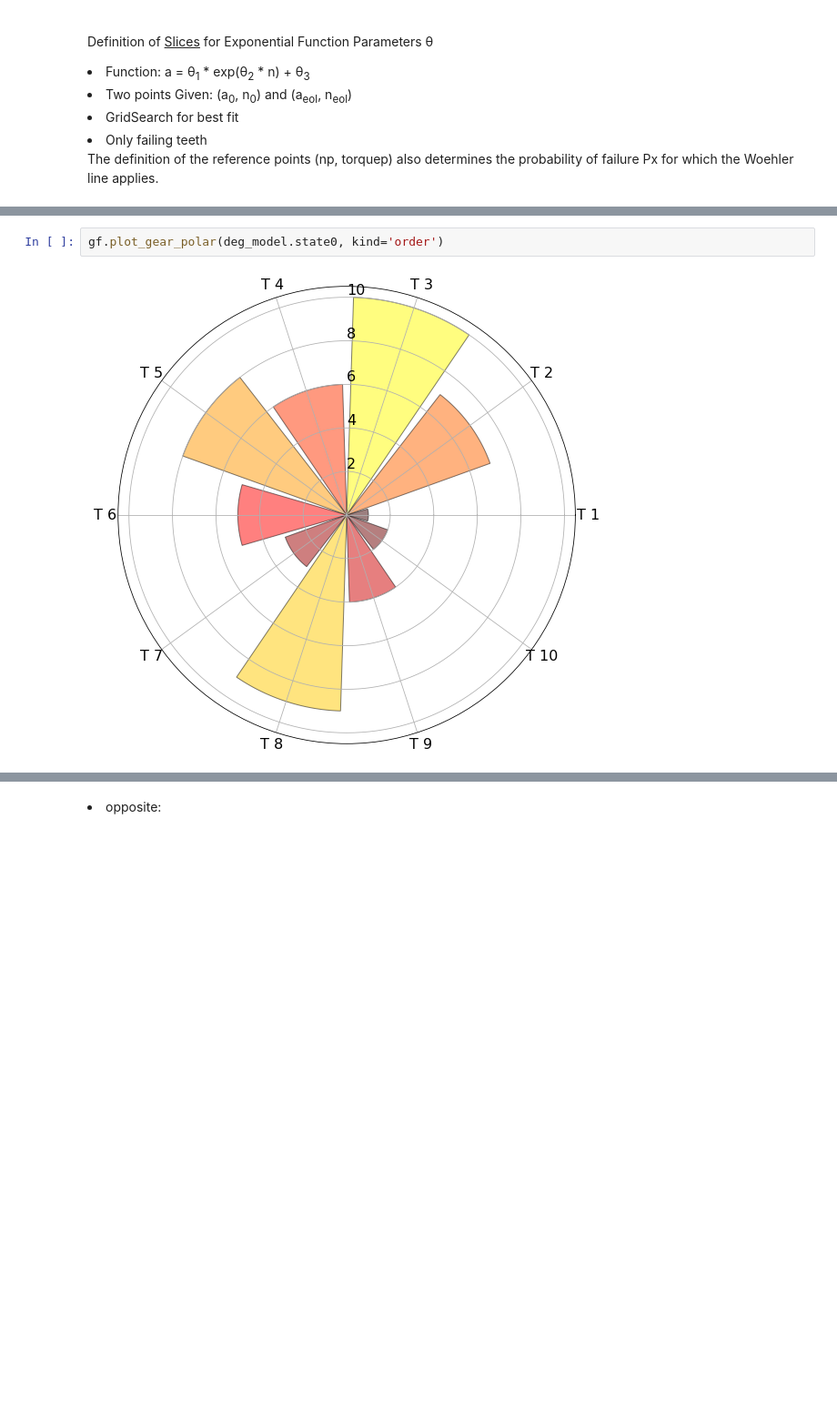
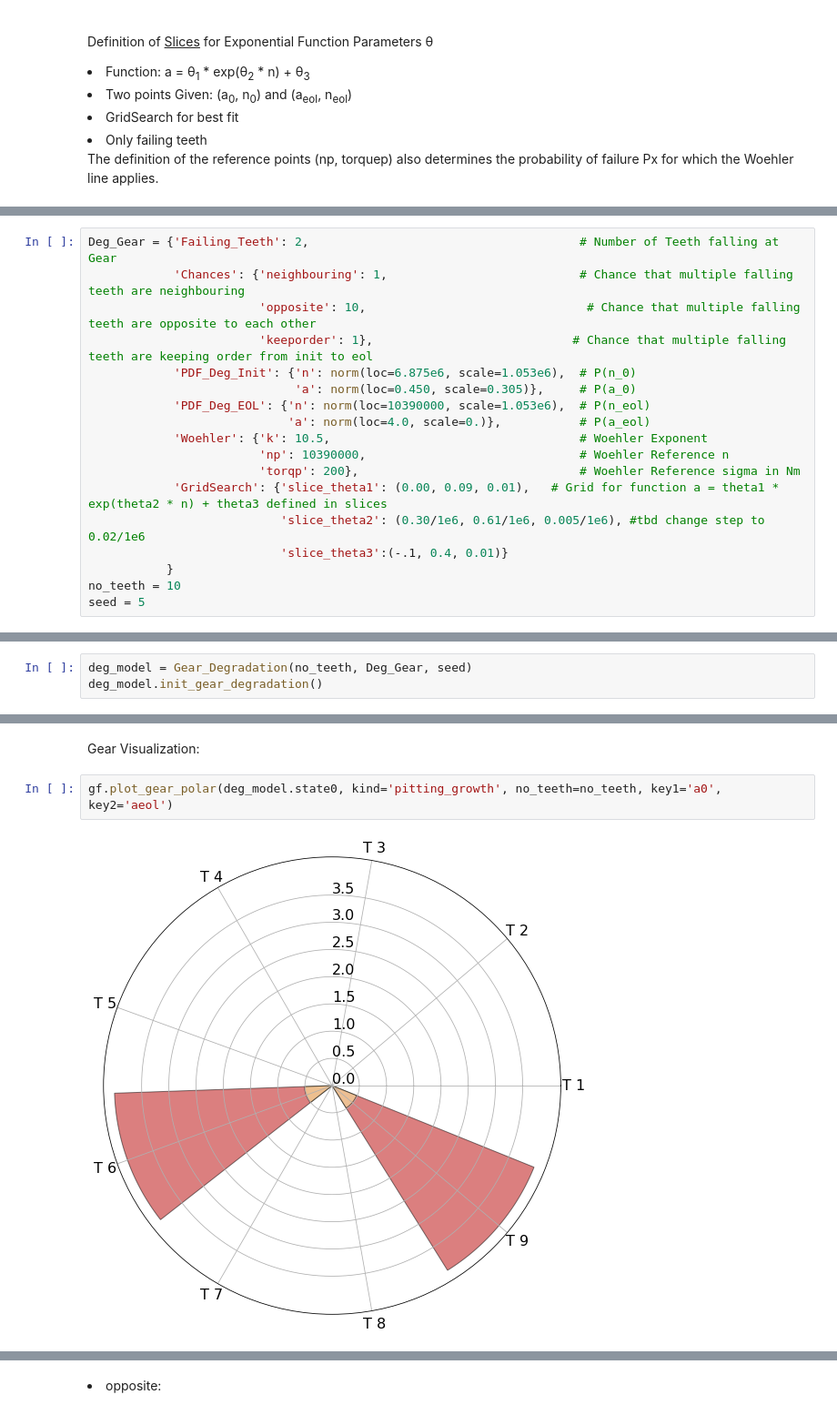
Before and after one commit to HoChiak/Gearbox, a Jupyter notebook: RF_Sim_GearboxVibration.ipynb, the cells around one changed output, grey strips where cells are left out. Shown at 91% size. Cells and saved outputs as stored; diff of their text form; blank space fills up the shorter version.

```diff
--- a/RF_Sim_GearboxVibration.ipynb
+++ b/RF_Sim_GearboxVibration.ipynb
@@ -617,0 +611,18 @@ deg_model.state0
+# %%
+Deg_Gear = {'Failing_Teeth': 2,                                      # Number of Teeth falling at Gear
+            'Chances': {'neighbouring': 1,                           # Chance that multiple falling teeth are neighbouring
+                        'opposite': 10,                               # Chance that multiple falling teeth are opposite to each other
+                        'keeporder': 1},                            # Chance that multiple falling teeth are keeping order from init to eol
+            'PDF_Deg_Init': {'n': norm(loc=6.875e6, scale=1.053e6),  # P(n_0)
+                             'a': norm(loc=0.450, scale=0.305)},     # P(a_0)
+            'PDF_Deg_EOL': {'n': norm(loc=10390000, scale=1.053e6),  # P(n_eol)
+                            'a': norm(loc=4.0, scale=0.)},           # P(a_eol)
+            'Woehler': {'k': 10.5,                                   # Woehler Exponent
+                        'np': 10390000,                              # Woehler Reference n
+                        'torqp': 200},                               # Woehler Reference sigma in Nm
+            'GridSearch': {'slice_theta1': (0.00, 0.09, 0.01),   # Grid for function a = theta1 * exp(theta2 * n) + theta3 defined in slices
+                           'slice_theta2': (0.30/1e6, 0.61/1e6, 0.005/1e6), #tbd change step to 0.02/1e6
+                           'slice_theta3':(-.1, 0.4, 0.01)}
+           }
+no_teeth = 10
+seed = 5
@@ -617,0 +648,3 @@ deg_model.state0
+# %%
+deg_model = Gear_Degradation(no_teeth, Deg_Gear, seed)
+deg_model.init_gear_degradation()
@@ -618,4 +667,6 @@ deg_model.state0
+# %% [markdown]
+<p>Gear Visualization:</p>
 # %%
-gf.plot_gear_polar(deg_model.state0, kind='order')
+gf.plot_gear_polar(deg_model.state0, kind='pitting_growth', no_teeth=no_teeth, key1='a0', key2='aeol')
 # %% [output]
-[figure, old version]
+[figure, new version]
```
Also changed, not shown: parts of 27 cells of this notebook.
